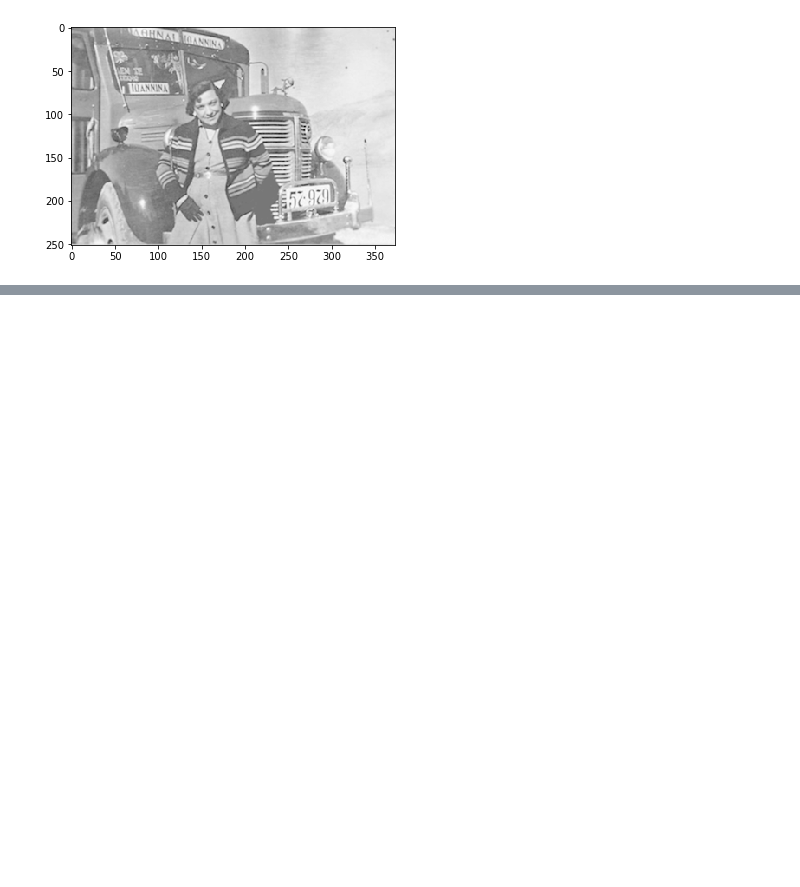
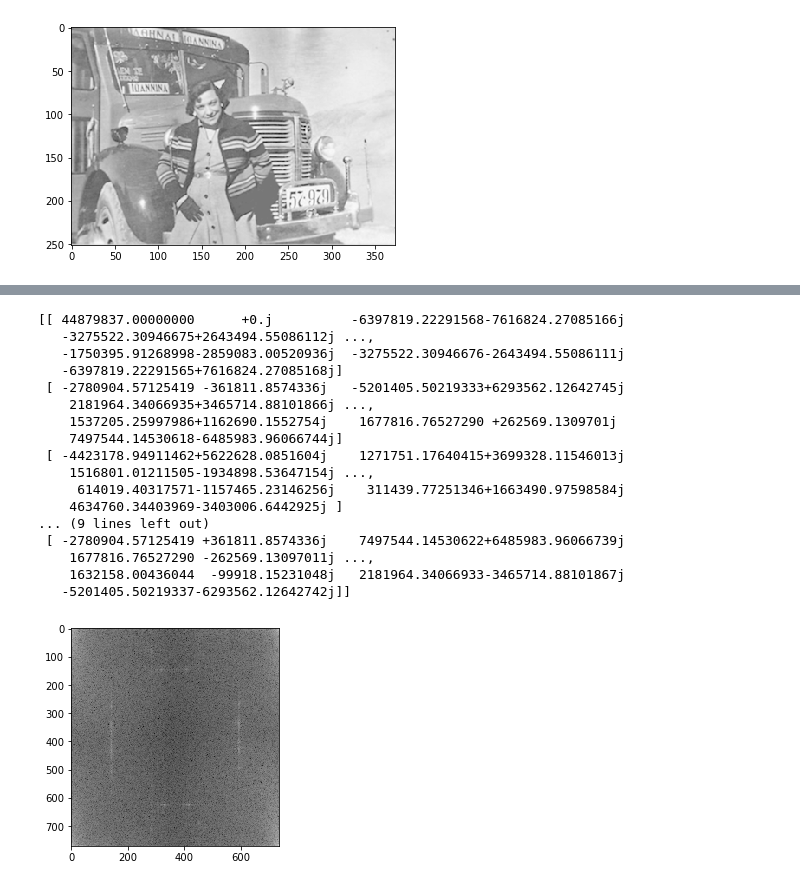
Before and after one commit to iliasmour/crashcourse-python-numpy-scipy, a Jupyter notebook: tutorials/python/cs228-python-tutorial.ipynb, the cells around one changed output, grey strips where cells are left out. Drawn from its saved outputs; the diff is of its cells as text; code cells hidden in the pictures; blank space fills up the shorter version.

Commit message:
adds fourier manipulation

```diff
--- a/tutorials/python/cs228-python-tutorial.ipynb
+++ b/tutorials/python/cs228-python-tutorial.ipynb
@@ -1096,0 +1119,29 @@ Image.fromarray(B2).save('/tmp/new.png')
+# %%
+# Import numpy routines to compute the Fourier transform
+from numpy.fft import fft2
+# Compute the Fourier transform with the fast fourier transform (FFT).
+# This is equivalent to computing the DFT, but computationally much faster.
+# (Exercise: DIY instead of using the numpy functions, by using Fourier matrices to compute the DFT)
+F = fft2(f)
+print(F)
+plt.imshow(np.log(1+np.abs(F)), cmap="gray")
+plt.show()
+# %% [output]
+[[ 44879837.00000000      +0.j          -6397819.22291568-7616824.27085166j
+   -3275522.30946675+2643494.55086112j ...,
+   -1750395.91268998-2859083.00520936j  -3275522.30946676-2643494.55086111j
+   -6397819.22291565+7616824.27085168j]
+ [ -2780904.57125419 -361811.8574336j   -5201405.50219333+6293562.12642745j
+    2181964.34066935+3465714.88101866j ...,
+    1537205.25997986+1162690.1552754j    1677816.76527290 +262569.1309701j
+    7497544.14530618-6485983.96066744j]
+ [ -4423178.94911462+5622628.0851604j    1271751.17640415+3699328.11546013j
+    1516801.01211505-1934898.53647154j ...,
+     614019.40317571-1157465.23146256j    311439.77251346+1663490.97598584j
+    4634760.34403969-3403006.6442925j ]
+... (9 lines left out)
+ [ -2780904.57125419 +361811.8574336j    7497544.14530622+6485983.96066739j
+    1677816.76527290 -262569.13097011j ...,
+    1632158.00436044  -99918.15231048j   2181964.34066933-3465714.88101867j
+   -5201405.50219337-6293562.12642742j]]
+[figure, added]
```
Also changed, not shown: parts of 7 cells of this notebook, 2 other files.
